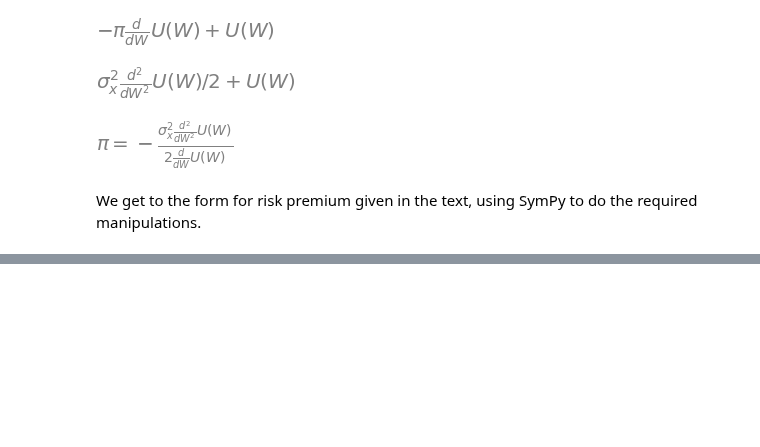
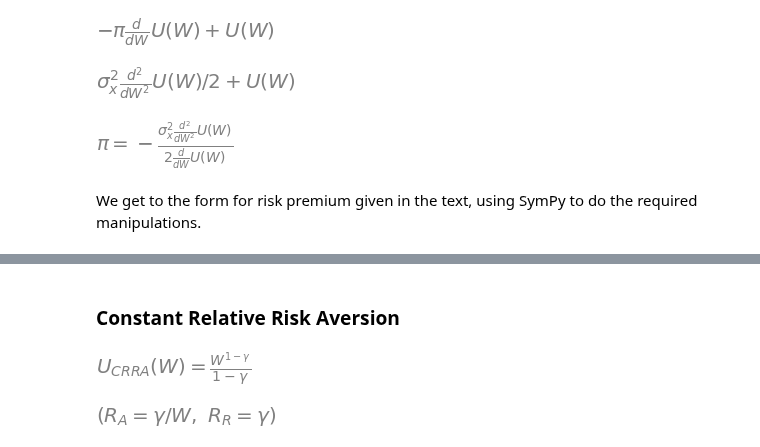
Before and after one commit to mattmcd/PyBayes, a Jupyter notebook: scripts/qfe_20220221.ipynb, the cells around one changed output, grey strips where cells are left out. Drawn from its saved outputs; the diff is of its cells as text; code cells hidden in the pictures; blank space fills up the shorter version.

```diff
--- a/scripts/qfe_20220221.ipynb
+++ b/scripts/qfe_20220221.ipynb
@@ -132,0 +149,16 @@ We get to the form for risk premium given in the text, using SymPy to do the req
+# %%
+g, a, b, c = sp.symbols('gamma a b c', positive=True)
+U_crras, U_caras, U_qs = sp.symbols('U_{CRRA} U_{CARA} U_Q', cls=sp.Function)
+U_crra = W**(1-g)/(1-g)
+U_cara = a - b*sp.exp(-c*W)
+U_q = W - b/2*W**2
+# %% [markdown]
+### Constant Relative Risk Aversion
+# %%
+sp.Eq(U_crras(W), U_crra)
+# %% [output]
+[figure, added]
+# %%
+sp.Eq(Ras, Rau(U_crra)), sp.Eq(Rrs, Rr.subs(Ras, Rau(U_crra)))
+# %% [output]
+[figure, added]
```
Also changed, not shown: parts of 16 cells of this notebook.
